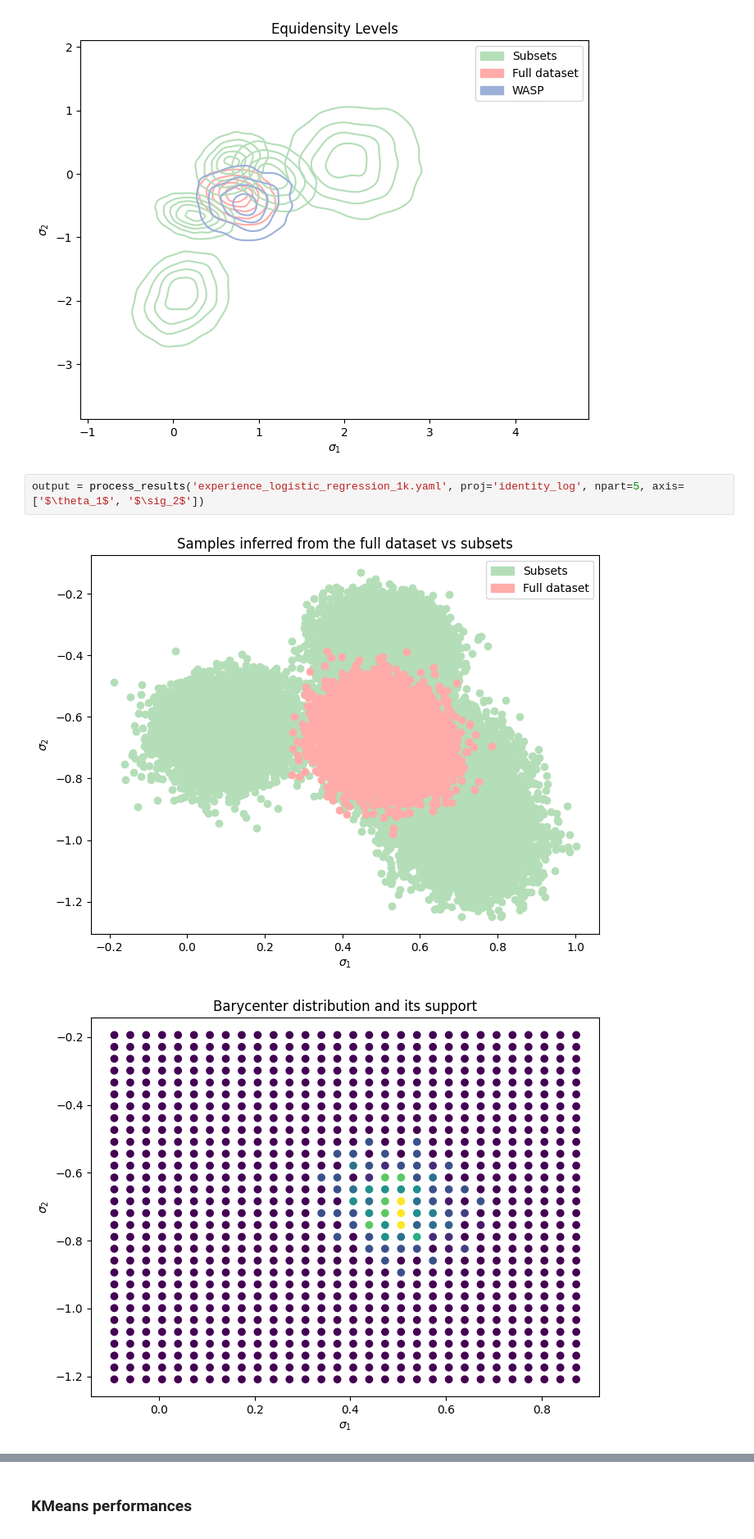
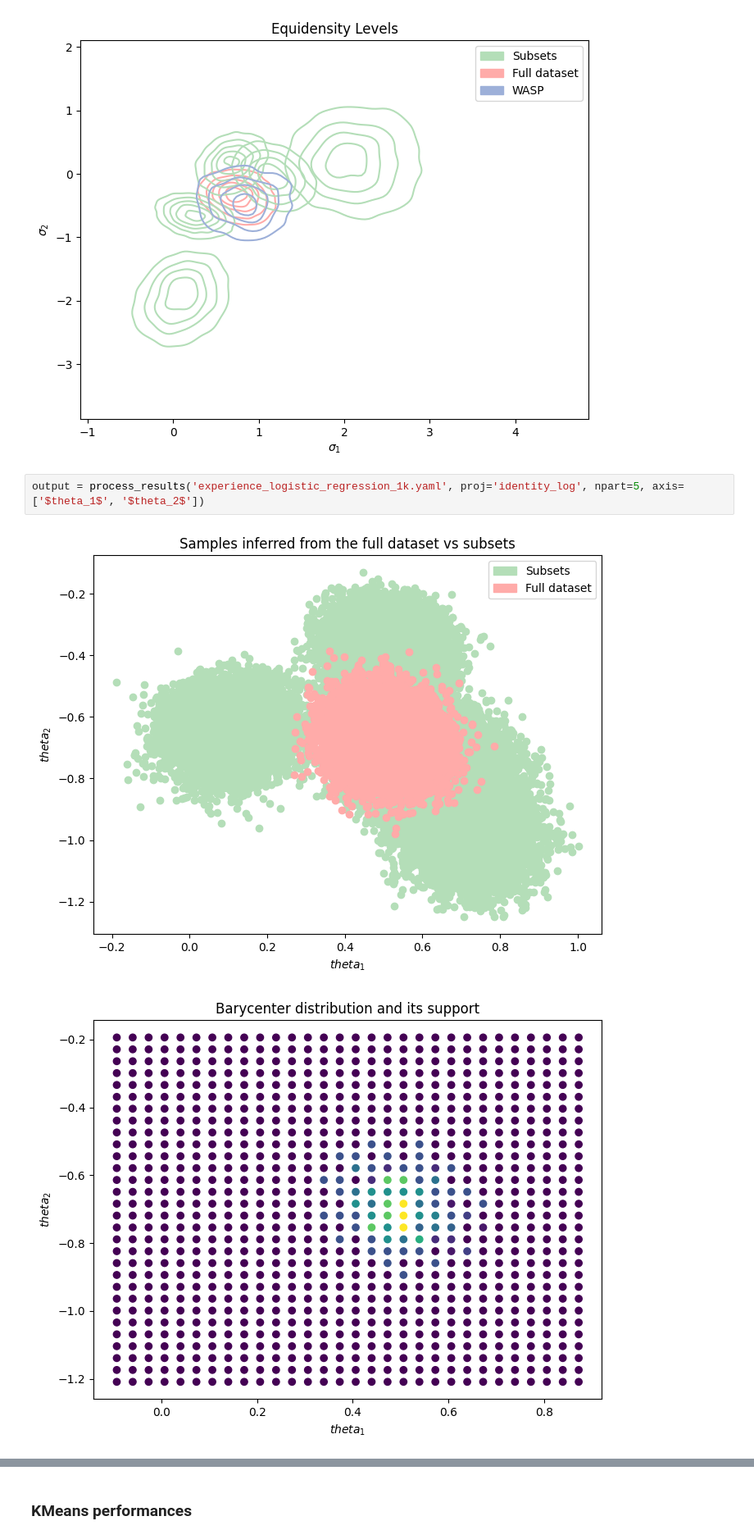
Before and after one commit to VictorBaillet/WASP-experiments, a Jupyter notebook: results.ipynb, the cells around one changed output, grey strips where cells are left out. Shown at 82% size. Saved outputs shown, nothing was run; the diff lists cells and outputs as text.

```diff
--- a/results.ipynb
+++ b/results.ipynb
@@ -29,7 +29,7 @@ output = process_results('experience_logistic_regression.yaml', proj='identity_l
 [figure]
 [figure]
 # %%
-output = process_results('experience_logistic_regression_1k.yaml', proj='identity_log', npart=5, axis=['$\theta_1$', '$\sig_2$'])
+output = process_results('experience_logistic_regression_1k.yaml', proj='identity_log', npart=5, axis=['$theta_1$', '$theta_2$'])
 # %% [output]
-[figure, old version]
+[figure, new version]
-[figure, old version]
+[figure, new version]
```
Also changed, not shown: parts of 1 cell of this notebook, 1 other file.
